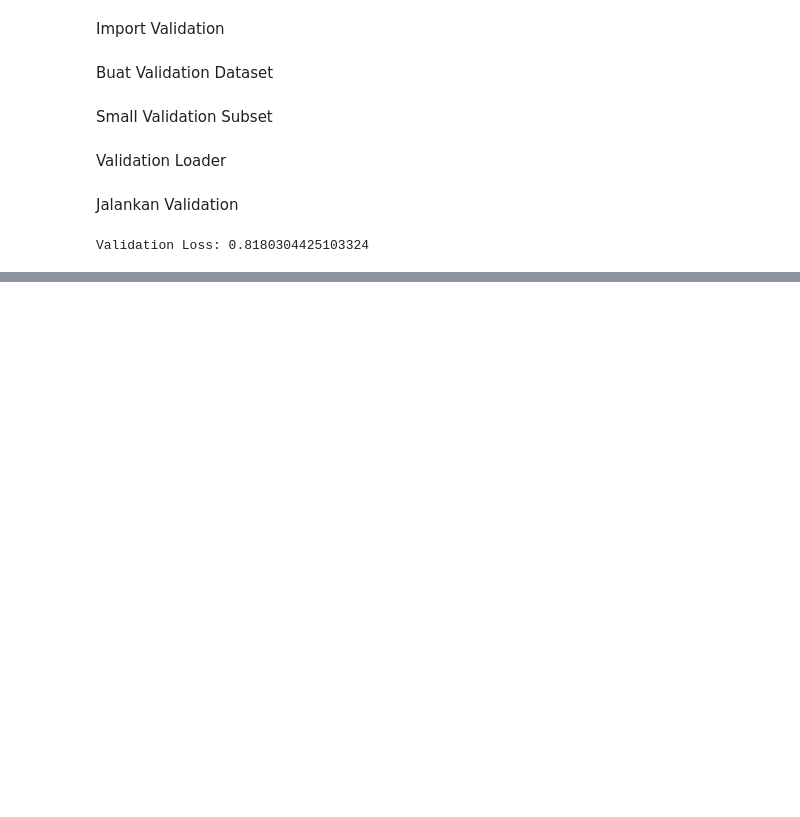
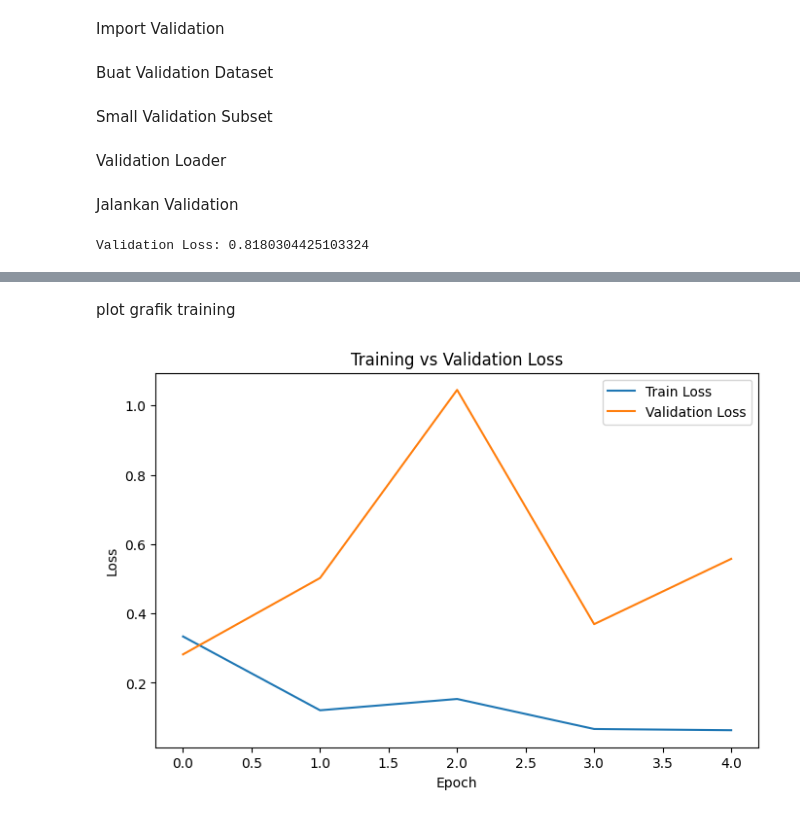
Before and after one commit to muhammadardiyansyah/tesis-mtl-cxr, a Jupyter notebook: notebooks/training_test.ipynb, the cells around one changed output, grey strips where cells are left out. Drawn from its saved outputs; the diff is of its cells as text; code cells hidden in the pictures; blank space fills up the shorter version.

Commit message:
Implement multi-epoch training and loss visualization

```diff
--- a/notebooks/training_test.ipynb
+++ b/notebooks/training_test.ipynb
@@ -164,0 +167,5 @@ Validation Loss: 0.8180304425103324
+# %%
+num_epochs = 5
+
+train_losses = []
+val_losses = []
@@ -164,0 +206,2 @@ Validation Loss: 0.8180304425103324
+# %% [markdown]
+plot grafik training
@@ -164,0 +210,23 @@ Validation Loss: 0.8180304425103324
+# %%
+plt.figure(figsize=(8,5))
+
+plt.plot(
+    train_losses,
+    label="Train Loss"
+)
+
+plt.plot(
+    val_losses,
+    label="Validation Loss"
+)
+
+plt.xlabel("Epoch")
+plt.ylabel("Loss")
+
+plt.title("Training vs Validation Loss")
+
+plt.legend()
+
+plt.show()
+# %% [output]
+[figure, added]
```
Also changed, not shown: parts of 4 cells of this notebook.
